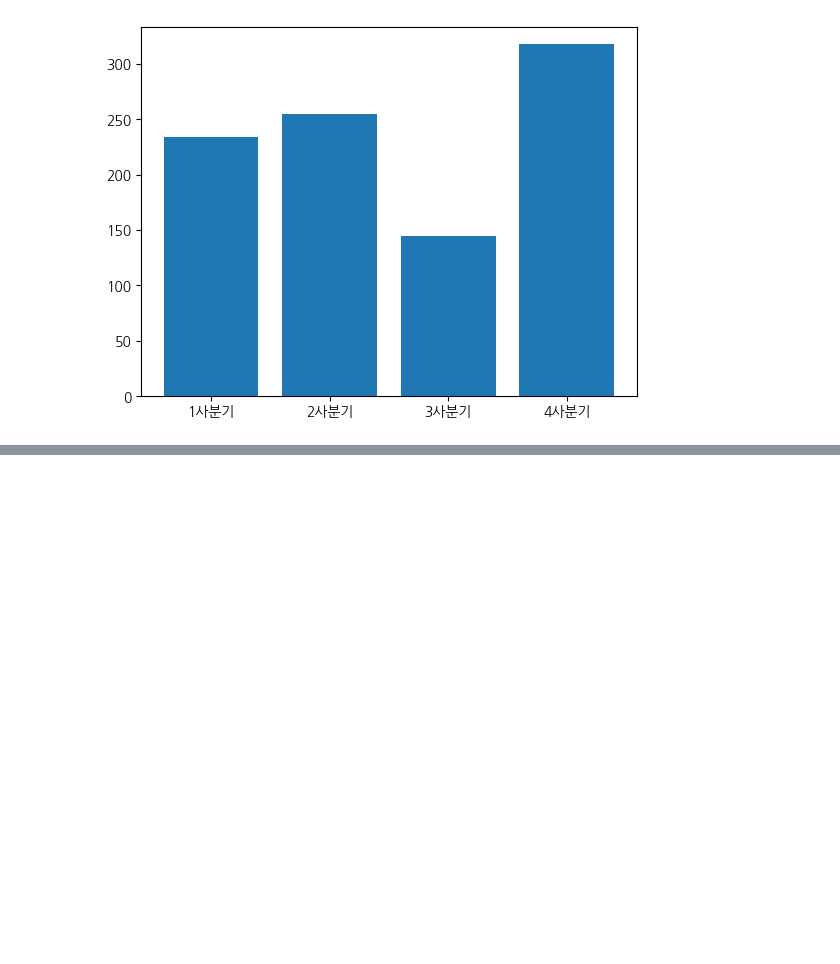
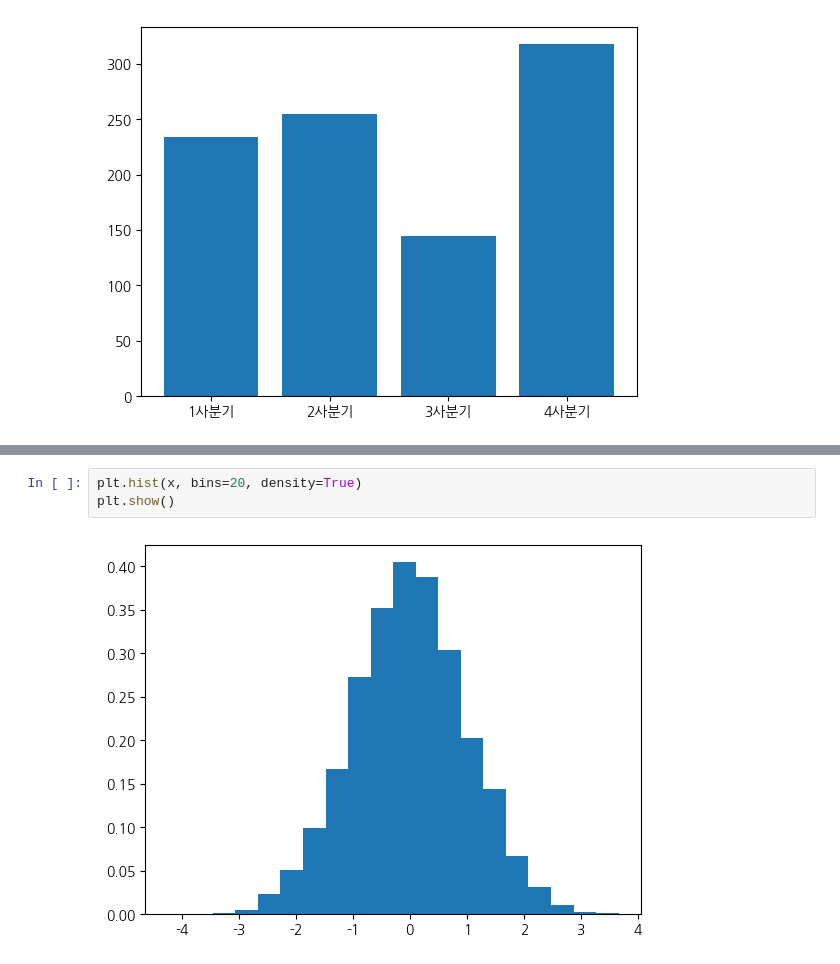
Before and after one commit to hayaboy/ADP_Practical_Exam, a Jupyter notebook: 시각화기초_한글폰트_구글드라이브연동.ipynb, the cells around one changed output, grey strips where cells are left out. Cells and saved outputs as stored; diff of their text form; blank space fills up the shorter version.

```diff
--- a/시각화기초_한글폰트_구글드라이브연동.ipynb
+++ b/시각화기초_한글폰트_구글드라이브연동.ipynb
@@ -151,0 +168,5 @@ plt.show()
+# %%
+plt.hist(x, bins=20, density=True)
+plt.show()
+# %% [output]
+[figure, added]
```
Also changed, not shown: parts of 8 cells of this notebook.
